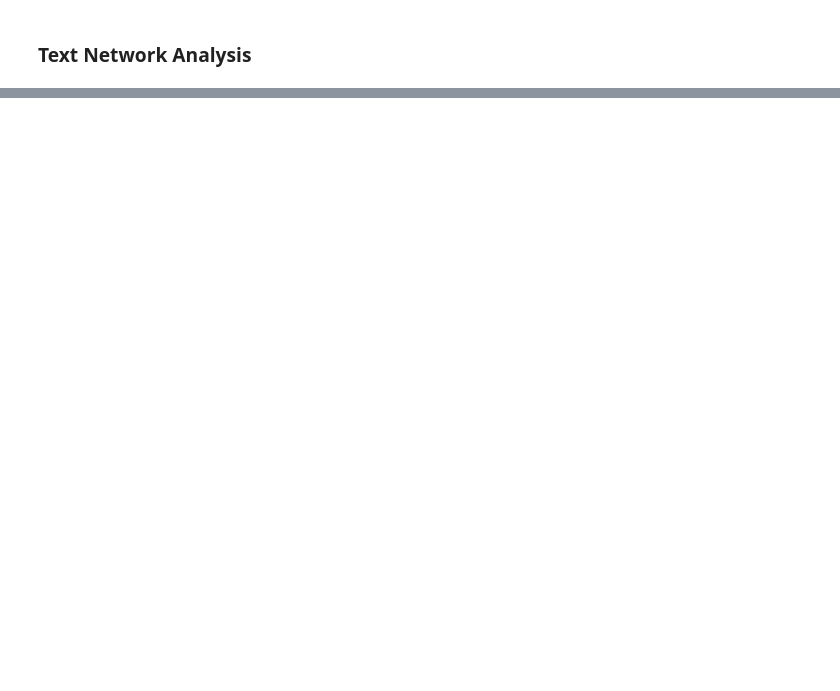
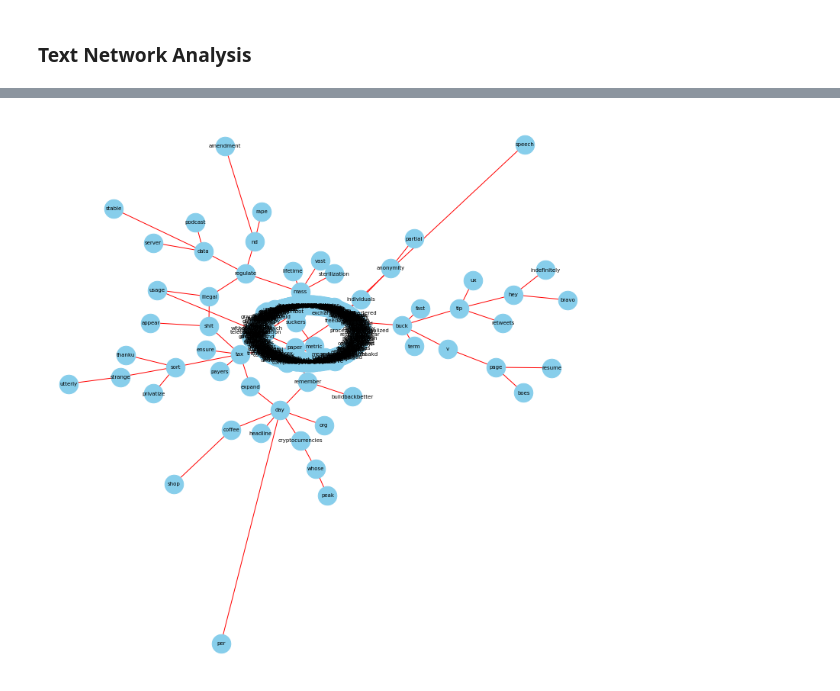
Before and after one commit to andrybrew/bi-8-maret, a Jupyter notebook: Text_Mining_Digital_Currency.ipynb, the cells around one changed output, grey strips where cells are left out. Saved outputs shown, nothing was run; the diff lists cells and outputs as text; code cells hidden in the pictures; blank space fills up the shorter version.

```diff
--- a/Text_Mining_Digital_Currency.ipynb
+++ b/Text_Mining_Digital_Currency.ipynb
@@ -264,14 +444,20 @@ data_matrix.head()
 # %%
 # Membuat Network dengan Adjacency Matrix
 G = nx.from_pandas_adjacency(data_matrix)
+# %%
+# Degree Centrality
+degree = nx.degree_centrality(G)
+
+list_node = list(degree)
+selected_node = list_node[1:600]
 # %%
-# Visualisai Network
-sampled_nodes = random.sample(G.nodes, k)
-sampled_graph = G.subgraph(sampled_nodes)
+sampled_graph = G.subgraph(selected_node)
 
 plt.figure(figsize=(10, 10), facecolor=None)
 nx.draw(sampled_graph, with_labels=True,
         node_color='skyblue', node_size=600,
         arrowstyle='->',arrowsize=20, edge_color='r',
         font_size=7,
         pos=nx.kamada_kawai_layout(sampled_graph))
+# %% [output]
+[figure, added]
```
Also changed, not shown: parts of 24 cells of this notebook.
